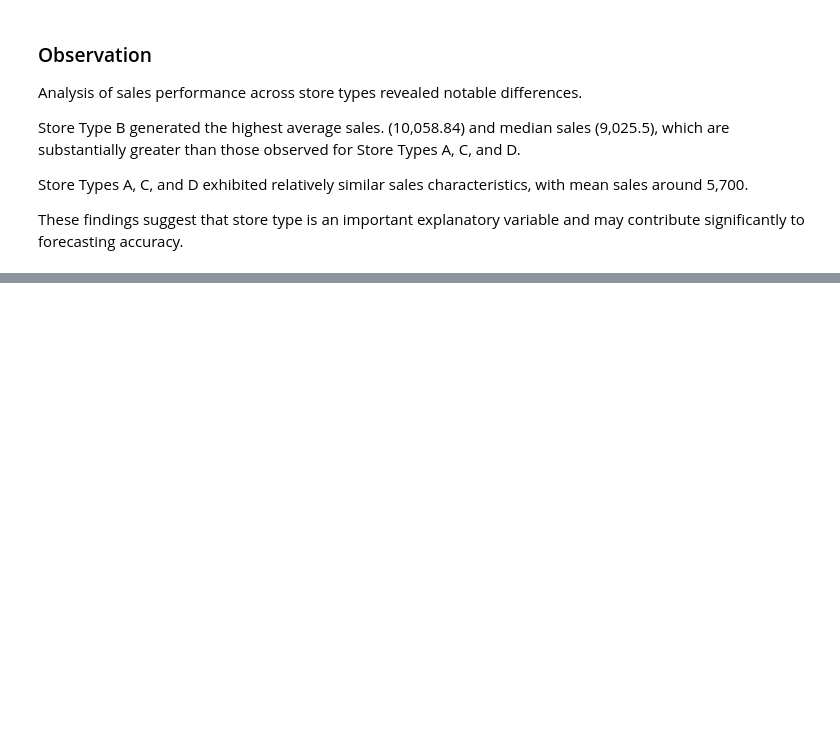
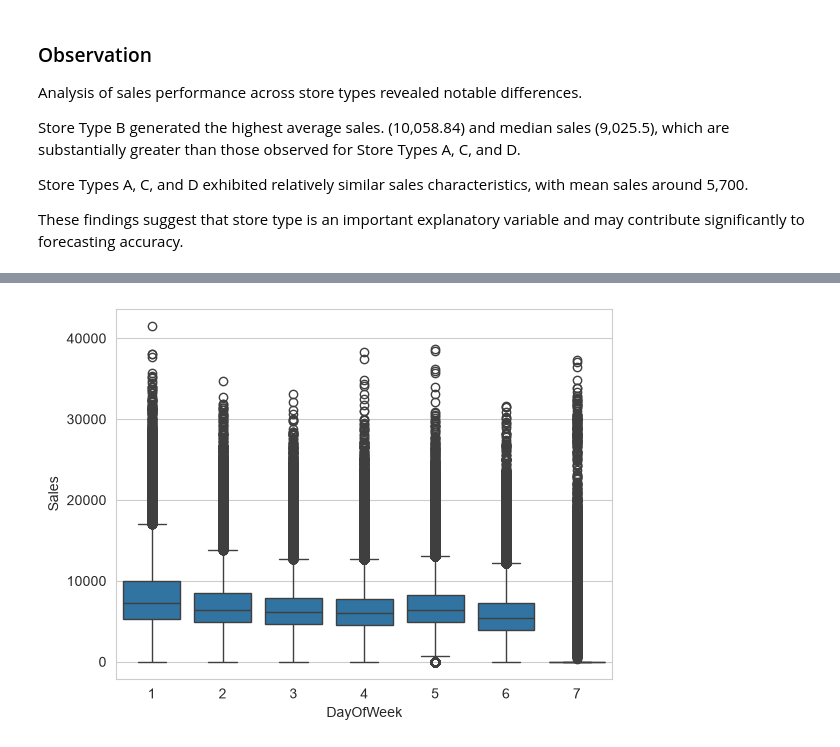
Before and after one commit to MirzaRafi900/Retail-Sales-Forecasting-Research, a Jupyter notebook: Notebooks/01_EDA.ipynb, the cells around one changed output, grey strips where cells are left out. Cells and saved outputs as stored; diff of their text form; code cells hidden in the pictures; blank space fills up the shorter version.

```diff
--- a/Notebooks/01_EDA.ipynb
+++ b/Notebooks/01_EDA.ipynb
@@ -238,0 +308,18 @@ significantly to forecasting accuracy.
+# %%
+df.groupby("DayOfWeek")["Sales"].agg(
+    ["mean","median","min","max"]
+)
+
+sns.boxplot(
+    x="DayOfWeek",
+    y="Sales",
+    data=df
+)
+
+plt.savefig(
+    "../Figures/Weekly_Sales.jpeg",
+    dpi=300,
+    bbox_inches="tight"
+)
+# %% [output]
+[figure, added]
```
Also changed, not shown: parts of 10 cells of this notebook, 3 other files.
